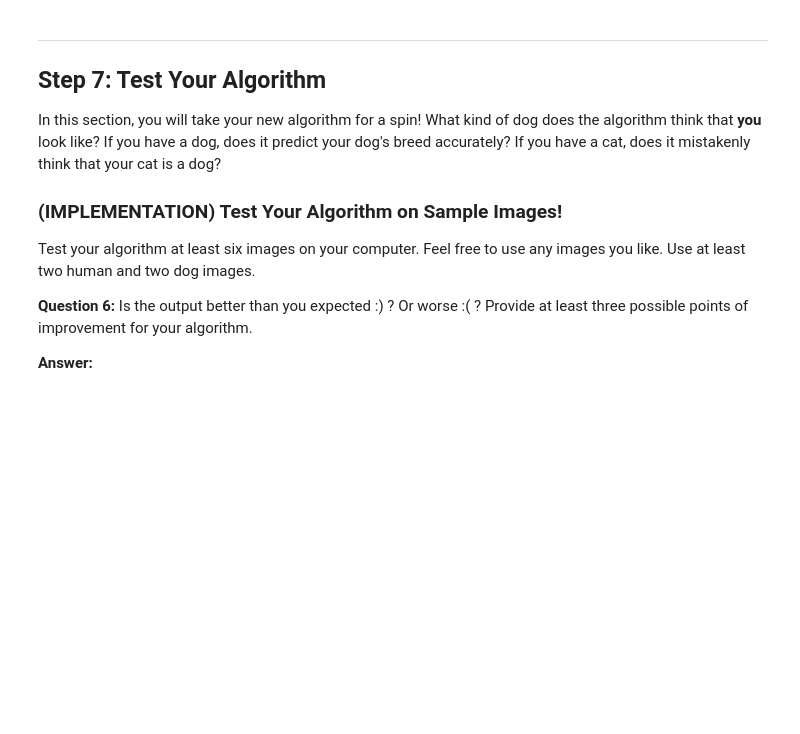
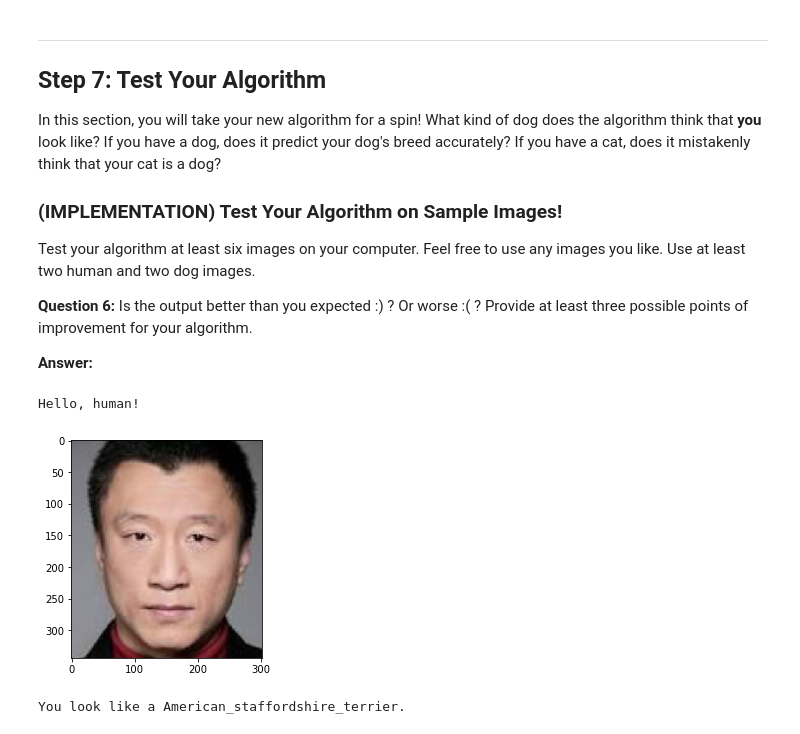
Before and after one commit to maxwang88/dog-breed-detection, a Jupyter notebook: dog_app.ipynb, the cells around one changed output. Saved outputs shown, nothing was run; the diff lists cells and outputs as text; code cells hidden in the pictures; blank space fills up the shorter version.

```diff
--- a/dog_app.ipynb
+++ b/dog_app.ipynb
@@ -702,3 +803,10 @@ __Answer:__
 ## TODO: Execute your algorithm from Step 6 on
 ## at least 6 images on your computer.
 ## Feel free to use as many code cells as needed.
+# %%
+pth = 'test/honglei.jpg'
+dog_breed_classifier(pth)
+# %% [output]
+Hello, human!
+[figure, added]
+You look like a American_staffordshire_terrier.
```
Also changed, not shown: parts of 14 cells of this notebook, 11 other files.
